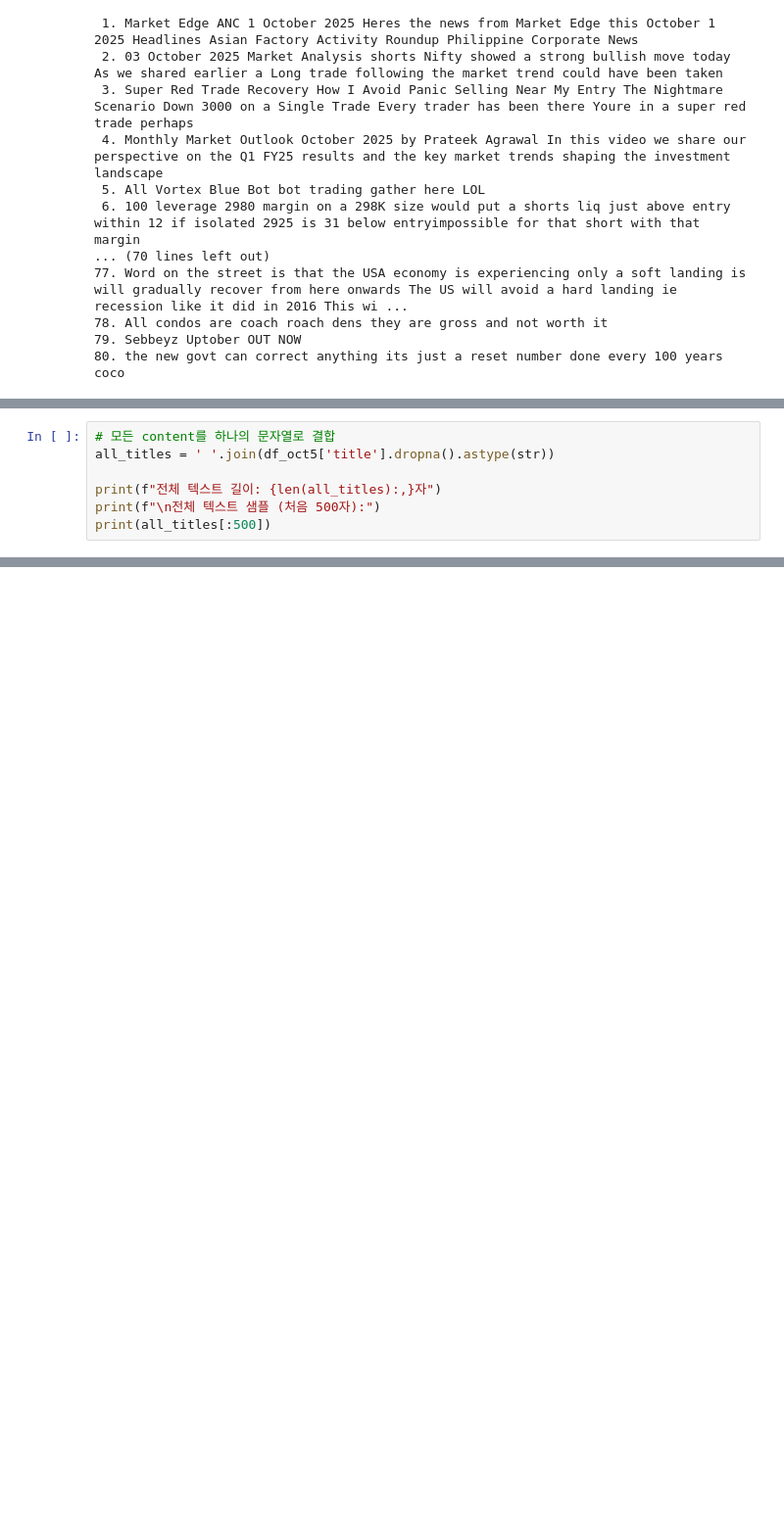
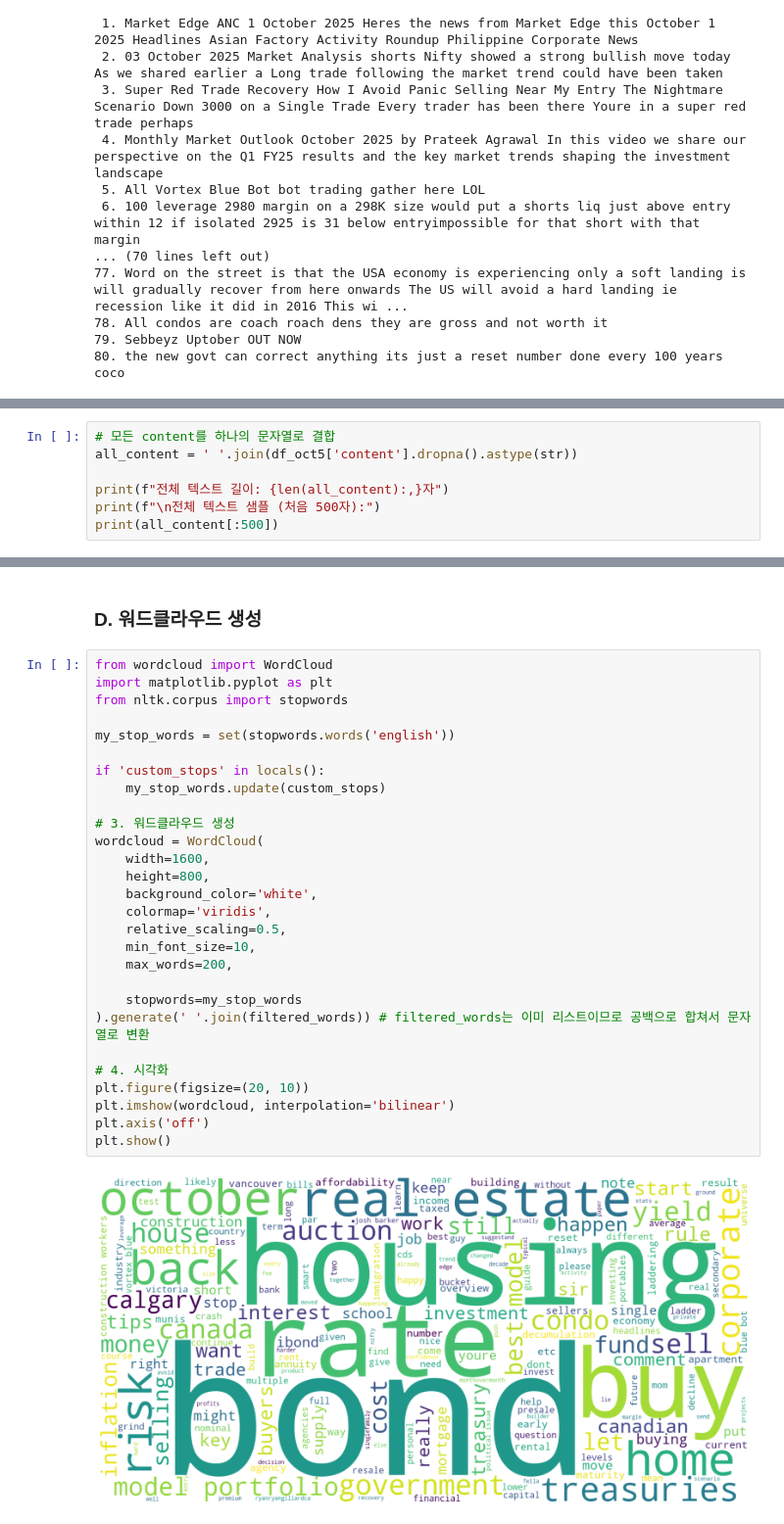
Before and after one commit to GoldenHourWaves/ai_team_6, a Jupyter notebook: data/Community_data/SNS_analysis.ipynb, the cells around one changed output, grey strips where cells are left out. Shown at 98% size. Saved outputs shown, nothing was run; the diff lists cells and outputs as text; blank space fills up the shorter version.

Commit message:
SNS wordcloud analysis

```diff
--- a/data/Community_data/SNS_analysis.ipynb
+++ b/data/Community_data/SNS_analysis.ipynb
@@ -64,7 +62,7 @@ SNS데이터수: 80개
 # %%
 # 모든 content를 하나의 문자열로 결합
-all_titles = ' '.join(df_oct5['title'].dropna().astype(str))
+all_content = ' '.join(df_oct5['content'].dropna().astype(str))
 
-print(f"전체 텍스트 길이: {len(all_titles):,}자")
+print(f"전체 텍스트 길이: {len(all_content):,}자")
 print(f"\n전체 텍스트 샘플 (처음 500자):")
-print(all_titles[:500])
+print(all_content[:500])
@@ -70,0 +200,32 @@ print(all_titles[:500])
+# %% [markdown]
+### D. 워드클라우드 생성
+# %%
+from wordcloud import WordCloud
+import matplotlib.pyplot as plt
+from nltk.corpus import stopwords
+
+my_stop_words = set(stopwords.words('english'))
+
+if 'custom_stops' in locals():
+    my_stop_words.update(custom_stops)
+
+# 3. 워드클라우드 생성
+wordcloud = WordCloud(
+    width=1600,
+    height=800,
+    background_color='white',
+    colormap='viridis',
+    relative_scaling=0.5,
+    min_font_size=10,
+    max_words=200,
+
+    stopwords=my_stop_words
+).generate(' '.join(filtered_words)) # filtered_words는 이미 리스트이므로 공백으로 합쳐서 문자열로 변환
+
+# 4. 시각화
+plt.figure(figsize=(20, 10))
+plt.imshow(wordcloud, interpolation='bilinear')
+plt.axis('off')
+plt.show()
+# %% [output]
+[figure, added]
```
Also changed, not shown: parts of 16 cells of this notebook, 8 other files.
